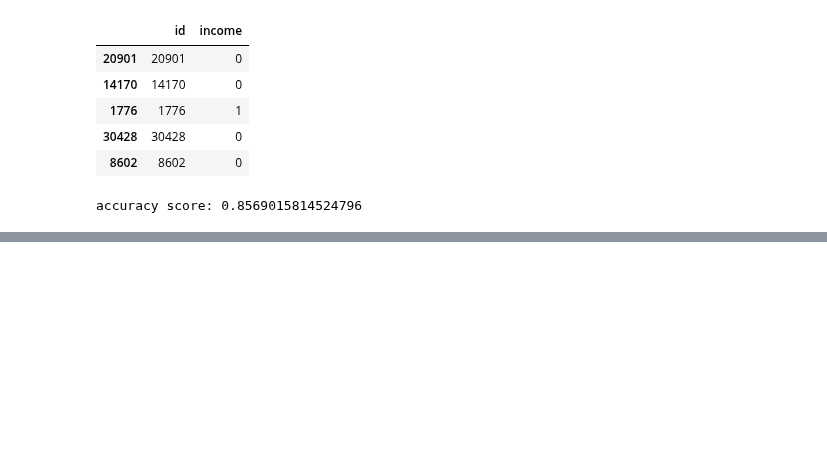
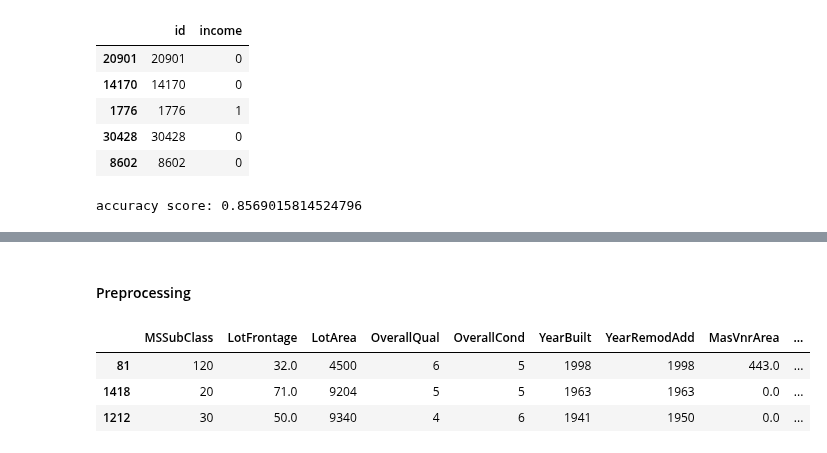
Before and after one commit to zudata/BEAKJOON, a Jupyter notebook: study/Big Data Certification study.ipynb, the cells around one changed output, grey strips where cells are left out. Saved outputs shown, nothing was run; the diff lists cells and outputs as text; code cells hidden in the pictures; blank space fills up the shorter version.

```diff
--- a/study/Big Data Certification study.ipynb
+++ b/study/Big Data Certification study.ipynb
@@ -2535,0 +2663,13 @@ accuracy score: 0.8569015814524796
+# %% [markdown]
+#### Preprocessing
+# %%
+X_train = X_train.select_dtypes(exclude=['object'])
+X_test = X_test.select_dtypes(exclude=['object'])
+target = y_train['SalePrice']
+
+X_train.head(3)
+# %% [output]
+|  | MSSubClass | LotFrontage | LotArea | OverallQual | OverallCond | YearBuilt | YearRemodAdd | MasVnrArea | ... |
+| 81 | 120 | 32.0 | 4500 | 6 | 5 | 1998 | 1998 | 443.0 | ... |
+| 1418 | 20 | 71.0 | 9204 | 5 | 5 | 1963 | 1963 | 0.0 | ... |
+| 1212 | 30 | 50.0 | 9340 | 4 | 6 | 1941 | 1950 | 0.0 | ... |
```
Also changed, not shown: parts of 24 cells of this notebook.
